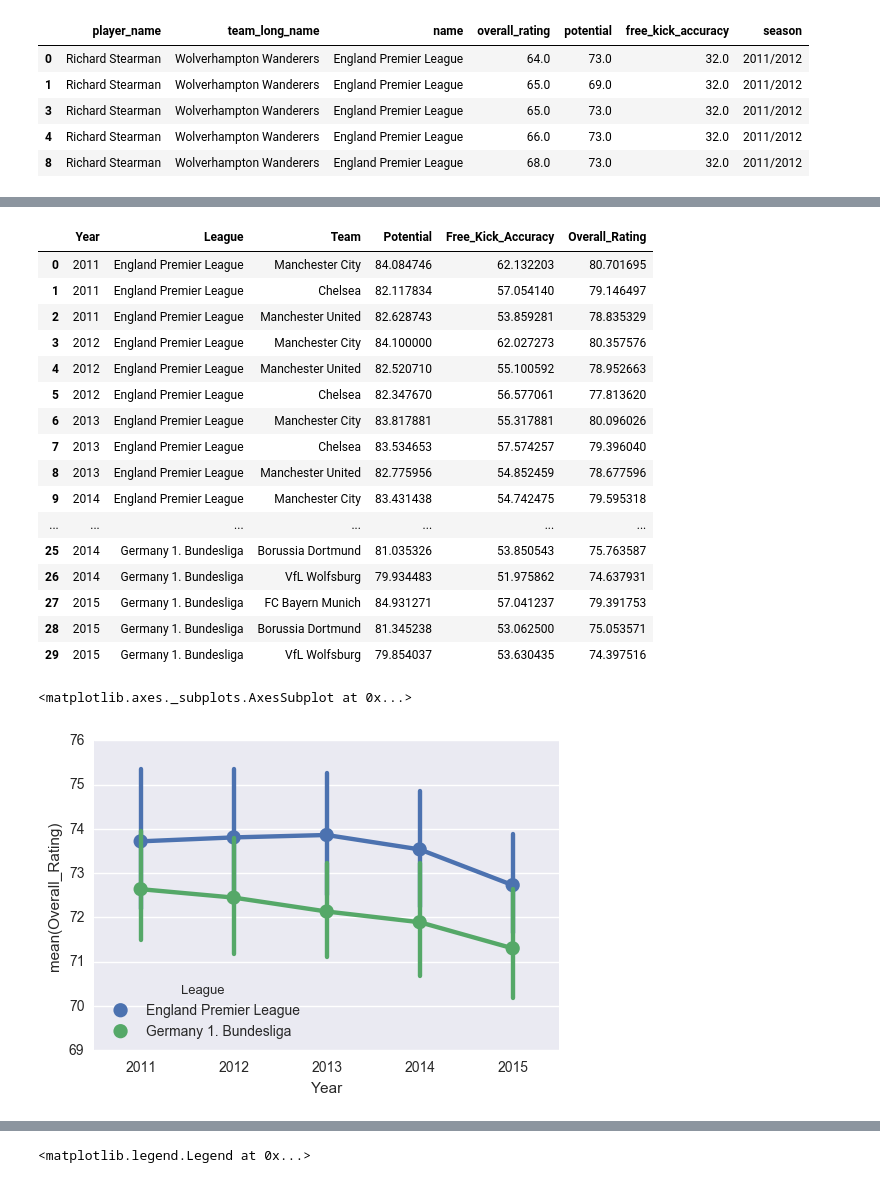
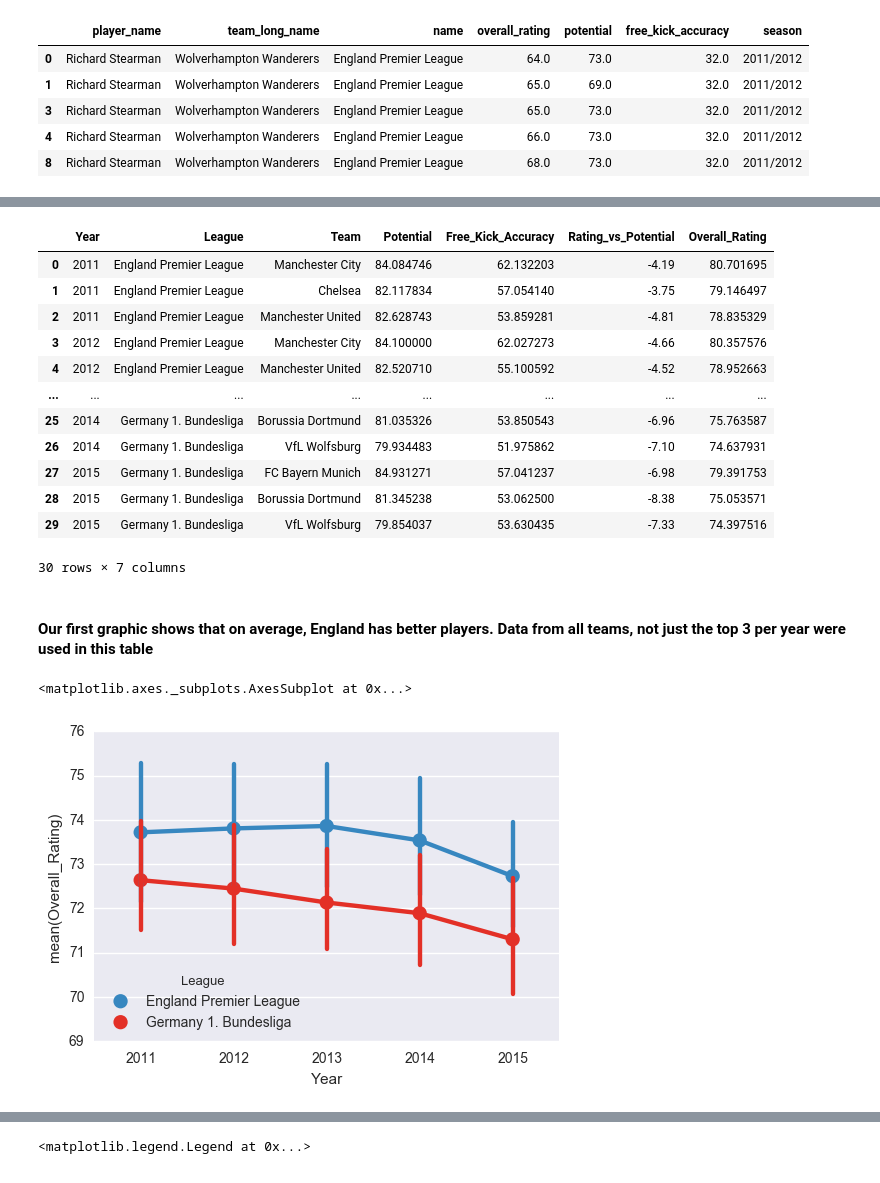
Before and after one commit to moshun8/IS362_Final, a Jupyter notebook: Final_Take2.ipynb, the cells around one changed output, grey strips where cells are left out. Cells and saved outputs as stored; diff of their text form; code cells hidden in the pictures.

```diff
--- a/Final_Take2.ipynb
+++ b/Final_Take2.ipynb
@@ -83,19 +185,18 @@ df_teams.head()
 # %%
 #Get top 3 teams for each year by League
 # Convert seasons from string to int
-df_teams['Year'] = df_teams.Season.str[:4].apply(int)
 
 #Identify the leagues
 epl_only = (df_teams.League == 'England Premier League')
 bl_only = (df_teams.League == 'Germany 1. Bundesliga')
 
-#split them into 2 df's. I couldnt figure out how to get each group's top 3. So I split by league
+#split them into 2 df's
 epl = df_teams[epl_only]
 bl = df_teams[bl_only]
 
 #Sort and groupby, pick top 3
-epl_top = epl.groupby(['Year','League','Team','Potential','Free_Kick_Accuracy']).mean().Overall_Rating.groupby(level=0, group_keys=False).nlargest(3)
-bl_top = bl.groupby(['Year','League','Team','Potential','Free_Kick_Accuracy']).mean().Overall_Rating.groupby(level=0, group_keys=False).nlargest(3)
+epl_top = epl.groupby(['Year','League','Team','Potential','Free_Kick_Accuracy','Rating_vs_Potential']).mean().Overall_Rating.groupby(level=0, group_keys=False).nlargest(3)
+bl_top = bl.groupby(['Year','League','Team','Potential','Free_Kick_Accuracy', 'Rating_vs_Potential']).mean().Overall_Rating.groupby(level=0, group_keys=False).nlargest(3)
 
 #put them back together
 top_teams = [epl_top, bl_top]
@@ -103,27 +204,26 @@ top3 = pd.concat(top_teams).reset_index(drop=False)
 
 top3.head(30)
 # %% [output]
-|  | Year | League | Team | Potential | Free_Kick_Accuracy | Overall_Rating |
-| 0 | 2011 | England Premier League | Manchester City | 84.084746 | 62.132203 | 80.701695 |
-| 1 | 2011 | England Premier League | Chelsea | 82.117834 | 57.054140 | 79.146497 |
-| 2 | 2011 | England Premier League | Manchester United | 82.628743 | 53.859281 | 78.835329 |
-| 3 | 2012 | England Premier League | Manchester City | 84.100000 | 62.027273 | 80.357576 |
-| 4 | 2012 | England Premier League | Manchester United | 82.520710 | 55.100592 | 78.952663 |
-| 5 | 2012 | England Premier League | Chelsea | 82.347670 | 56.577061 | 77.813620 |
-| 6 | 2013 | England Premier League | Manchester City | 83.817881 | 55.317881 | 80.096026 |
-| 7 | 2013 | England Premier League | Chelsea | 83.534653 | 57.574257 | 79.396040 |
-| 8 | 2013 | England Premier League | Manchester United | 82.775956 | 54.852459 | 78.677596 |
-| 9 | 2014 | England Premier League | Manchester City | 83.431438 | 54.742475 | 79.595318 |
-| ... | ... | ... | ... | ... | ... | ... |
-| 25 | 2014 | Germany 1. Bundesliga | Borussia Dortmund | 81.035326 | 53.850543 | 75.763587 |
-| 26 | 2014 | Germany 1. Bundesliga | VfL Wolfsburg | 79.934483 | 51.975862 | 74.637931 |
-| 27 | 2015 | Germany 1. Bundesliga | FC Bayern Munich | 84.931271 | 57.041237 | 79.391753 |
-| 28 | 2015 | Germany 1. Bundesliga | Borussia Dortmund | 81.345238 | 53.062500 | 75.053571 |
-| 29 | 2015 | Germany 1. Bundesliga | VfL Wolfsburg | 79.854037 | 53.630435 | 74.397516 |
+|  | Year | League | Team | Potential | Free_Kick_Accuracy | Rating_vs_Potential | Overall_Rating |
+| 0 | 2011 | England Premier League | Manchester City | 84.084746 | 62.132203 | -4.19 | 80.701695 |
+| 1 | 2011 | England Premier League | Chelsea | 82.117834 | 57.054140 | -3.75 | 79.146497 |
+| 2 | 2011 | England Premier League | Manchester United | 82.628743 | 53.859281 | -4.81 | 78.835329 |
+| 3 | 2012 | England Premier League | Manchester City | 84.100000 | 62.027273 | -4.66 | 80.357576 |
+| 4 | 2012 | England Premier League | Manchester United | 82.520710 | 55.100592 | -4.52 | 78.952663 |
+| ... | ... | ... | ... | ... | ... | ... | ... |
+| 25 | 2014 | Germany 1. Bundesliga | Borussia Dortmund | 81.035326 | 53.850543 | -6.96 | 75.763587 |
+| 26 | 2014 | Germany 1. Bundesliga | VfL Wolfsburg | 79.934483 | 51.975862 | -7.10 | 74.637931 |
+| 27 | 2015 | Germany 1. Bundesliga | FC Bayern Munich | 84.931271 | 57.041237 | -6.98 | 79.391753 |
+| 28 | 2015 | Germany 1. Bundesliga | Borussia Dortmund | 81.345238 | 53.062500 | -8.38 | 75.053571 |
+| 29 | 2015 | Germany 1. Bundesliga | VfL Wolfsburg | 79.854037 | 53.630435 | -7.33 | 74.397516 |
+30 rows × 7 columns
+# %% [markdown]
+#### Our first graphic shows that on average, England has better players. Data from all teams, not just the top 3 per year were used in this table
 # %%
 #Compare the averages of each league, all teams included. Not just top 3 per year
 sns.set_style("darkgrid")
-sns.pointplot(x="Year", y="Overall_Rating", hue='League',data=df_teams, legend_out=False)
+sns.pointplot(x="Year", y="Overall_Rating", hue='League', palette='Blues_d',data=epl)
+sns.pointplot(x="Year", y="Overall_Rating", hue='League', palette='Reds_d',data=bl)
 # %% [output]
 <matplotlib.axes._subplots.AxesSubplot at 0x...>
-[figure, old version]
+[figure, new version]
```
Also changed, not shown: parts of 31 cells of this notebook.
